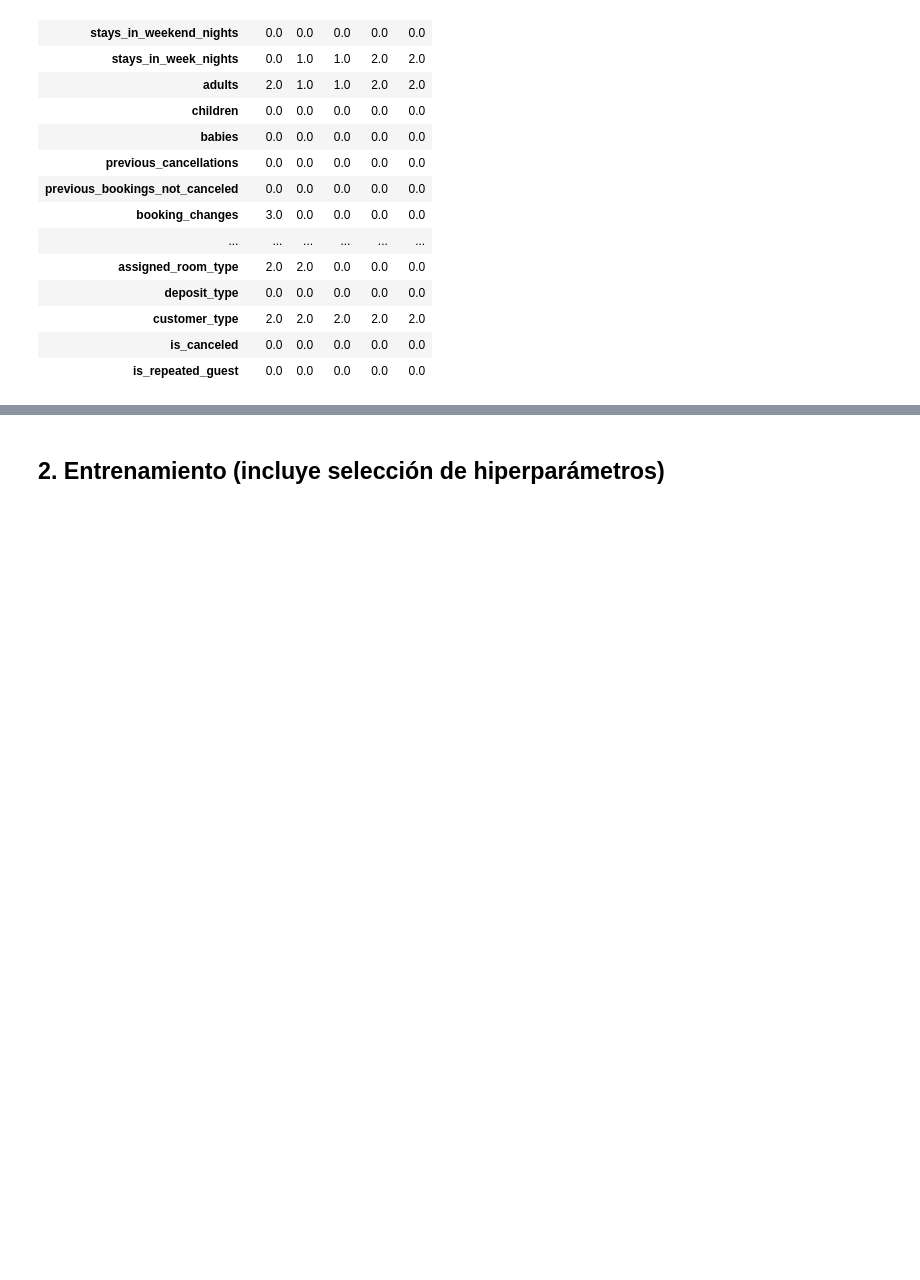
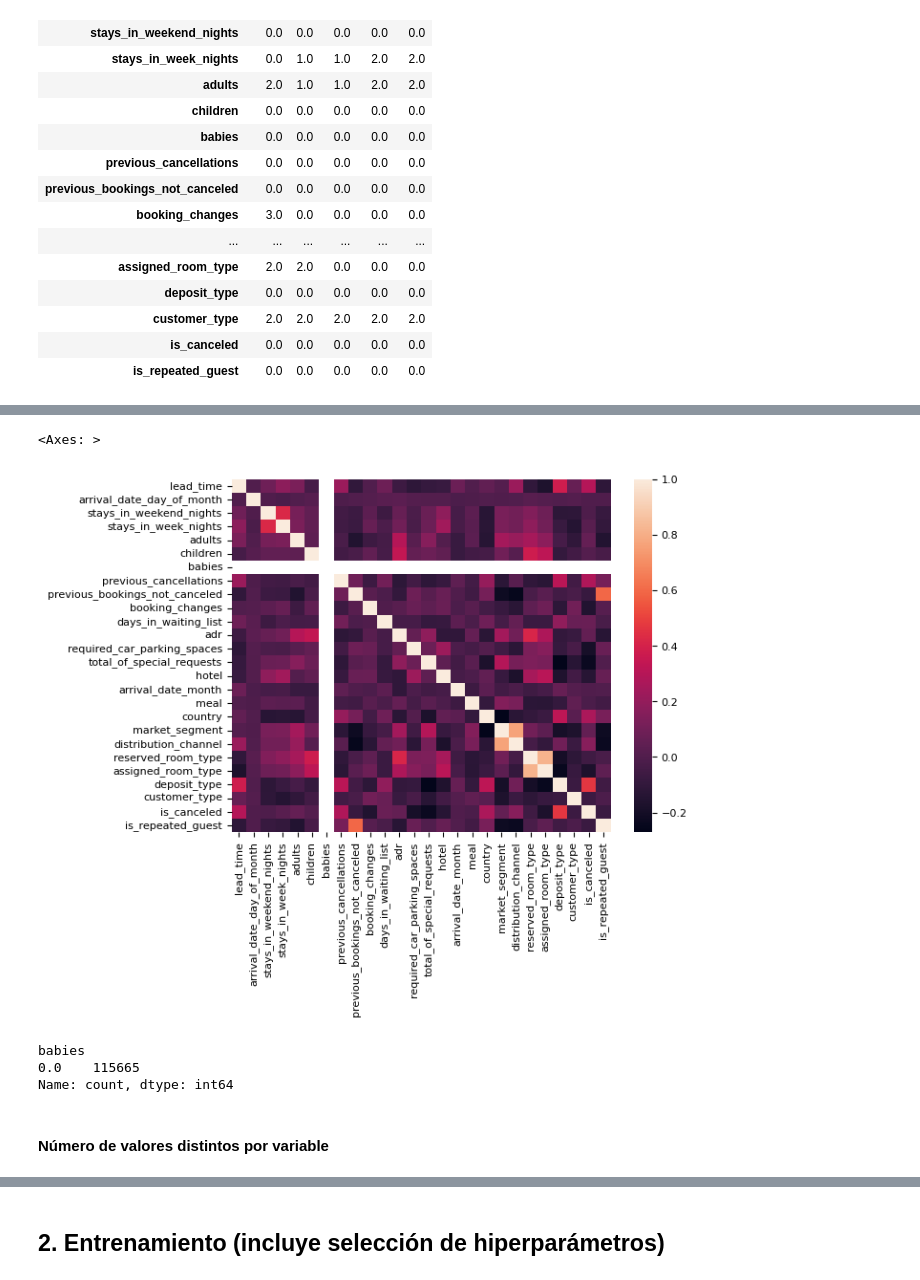
Before and after one commit to mayerga/final_project_ML-DL, a Jupyter notebook: eval.ipynb, the cells around one changed output, grey strips where cells are left out. Cells and saved outputs as stored; diff of their text form; code cells hidden in the pictures; blank space fills up the shorter version.

```diff
--- a/eval.ipynb
+++ b/eval.ipynb
@@ -351,6 +354,9 @@ total_of_special_requests: 0.0% outliers
 # %%
 # se filtran fuera los outliers
 dset_cp_fil = pd.concat([dset_cp[numeric_fields][Z_stat], dset_cp[categorical_fields]], axis=1).dropna()
-print(f'{(len(dset_cp) - len(dset_cp_fil))/len(dset_cp):.1%} filas filtradas fuera')
+dset_cp_cat_fil = pd.concat([dset_cp_cat[numeric_fields][Z_stat], dset_cp_cat[categorical_fields]], axis=1).dropna()
+print(f'{(len(dset_cp) - len(dset_cp_fil))/len(dset_cp):.1%} filas filtradas fuera en dset_cp')
+print(f'{(len(dset_cp_cat) - len(dset_cp_cat_fil))/len(dset_cp_cat):.1%} filas filtradas fuera en dset_cp_cat')
 print(dset_cp_fil.columns)
+print(dset_cp_cat_fil.columns)
 # %% [output]
@@ -394,0 +412,16 @@ dset_cp_fil.head().T
+# %%
+heatmap(dset_cp_cat_fil.corr(),
+        #annot=True,
+        fmt='.2g',
+        xticklabels='auto', yticklabels='auto')
+# %% [output]
+<Axes: >
+[figure, added]
+# %%
+dset_cp_cat_fil.babies.value_counts()
+# %% [output]
+babies
+0.0    115665
+Name: count, dtype: int64
+# %% [markdown]
+#### Número de valores distintos por variable
```
Also changed, not shown: parts of 51 cells of this notebook.
